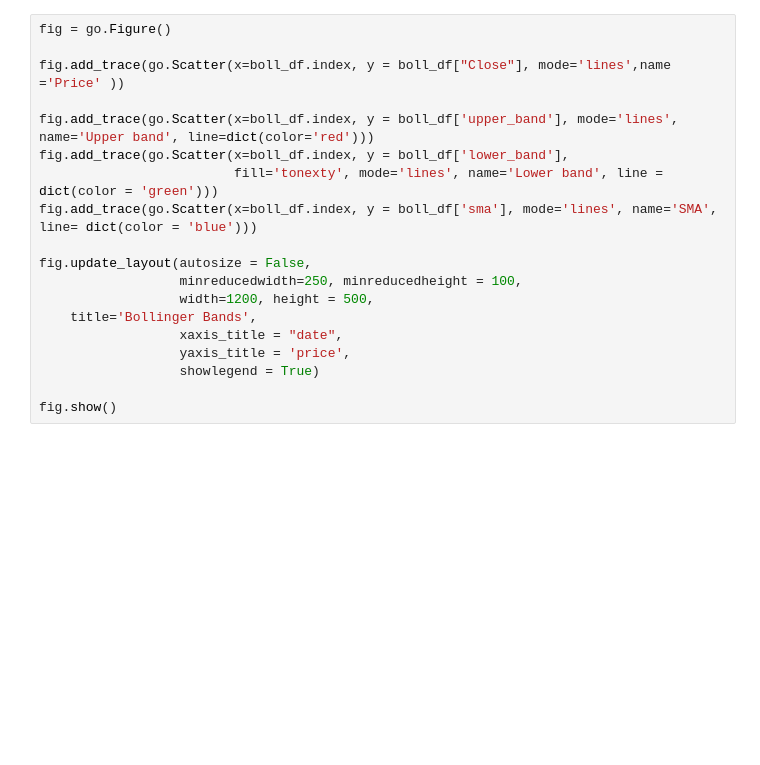
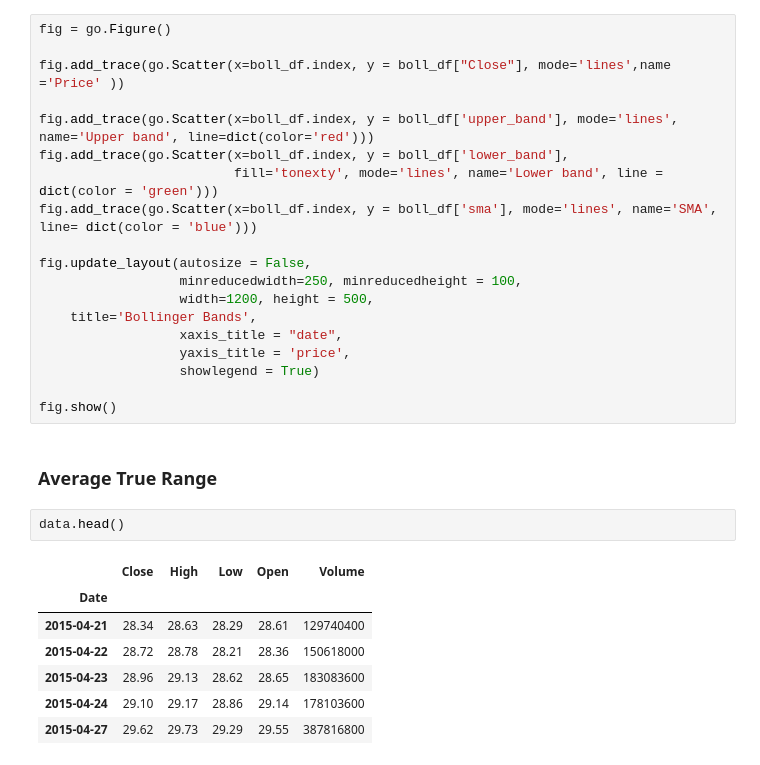
Before and after one commit to shaliniscode/stock_analysis, a Jupyter notebook: technical_indicator_analysis.ipynb, the cells around one changed output. Saved outputs shown, nothing was run; the diff lists cells and outputs as text; blank space fills up the shorter version.

```diff
--- a/technical_indicator_analysis.ipynb
+++ b/technical_indicator_analysis.ipynb
@@ -314,3 +314,15 @@ fig.update_layout(autosize = False,
                   showlegend = True)
 
 fig.show()
+# %% [markdown]
+### Average True Range
+# %%
+data.head()
+# %% [output]
+|  | Close | High | Low | Open | Volume |
+| Date |  |  |  |  |  |
+| 2015-04-21 | 28.34 | 28.63 | 28.29 | 28.61 | 129740400 |
+| 2015-04-22 | 28.72 | 28.78 | 28.21 | 28.36 | 150618000 |
+| 2015-04-23 | 28.96 | 29.13 | 28.62 | 28.65 | 183083600 |
+| 2015-04-24 | 29.10 | 29.17 | 28.86 | 29.14 | 178103600 |
+| 2015-04-27 | 29.62 | 29.73 | 29.29 | 29.55 | 387816800 |
```
Also changed, not shown: parts of 10 cells of this notebook.
